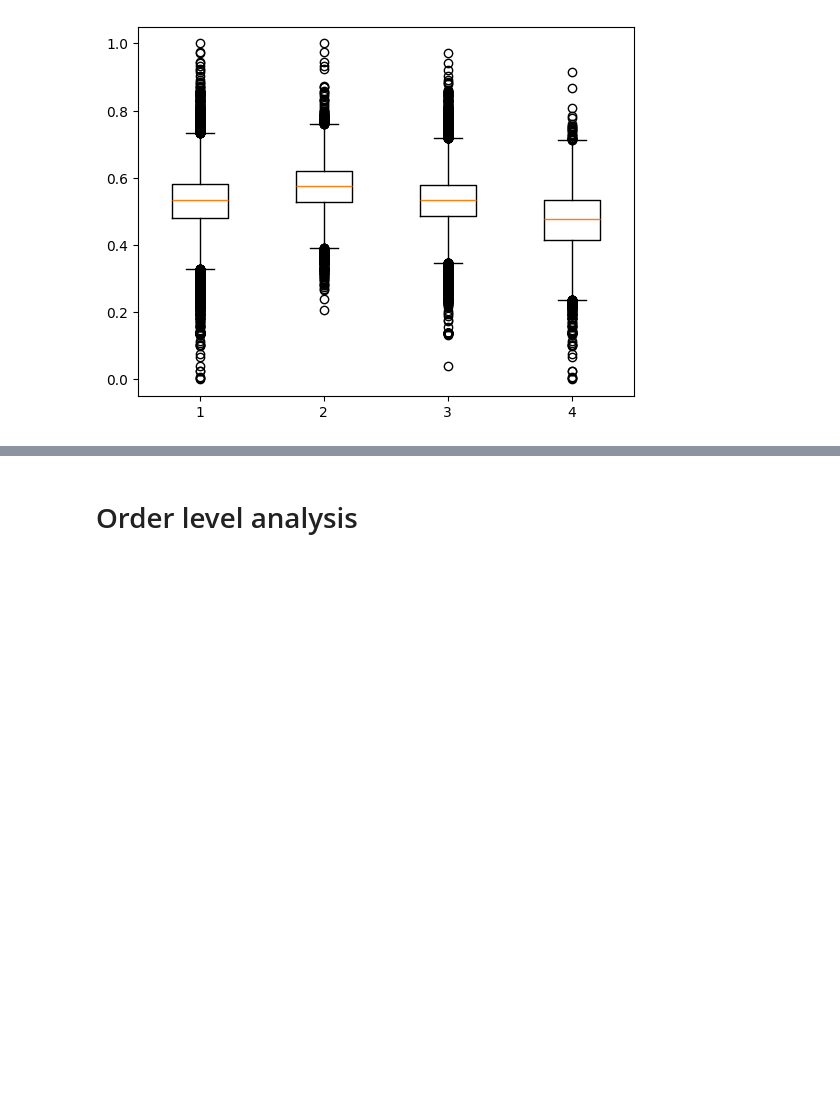
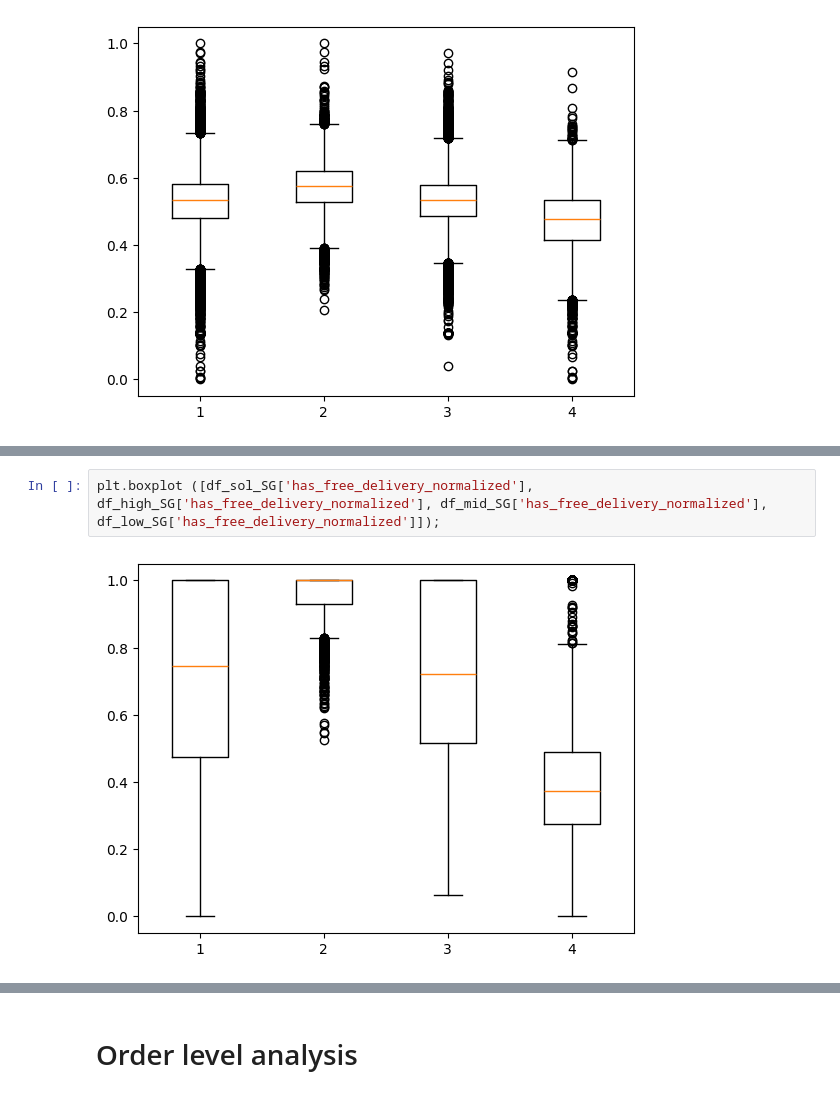
Before and after one commit to AChiaraCapuano/incentives_analysis, a Jupyter notebook: analysis_nb.ipynb, the cells around one changed output, grey strips where cells are left out. Drawn from its saved outputs; the diff is of its cells as text; blank space fills up the shorter version.

```diff
--- a/analysis_nb.ipynb
+++ b/analysis_nb.ipynb
@@ -353,0 +372,4 @@ plt.boxplot ([df_sol['mean_incentive_value_normalized'], df_high['mean_incentive
+# %%
+plt.boxplot ([df_sol_SG['has_free_delivery_normalized'], df_high_SG['has_free_delivery_normalized'], df_mid_SG['has_free_delivery_normalized'], df_low_SG['has_free_delivery_normalized']]);
+# %% [output]
+[figure, added]
```
Also changed, not shown: parts of 9 cells of this notebook.
